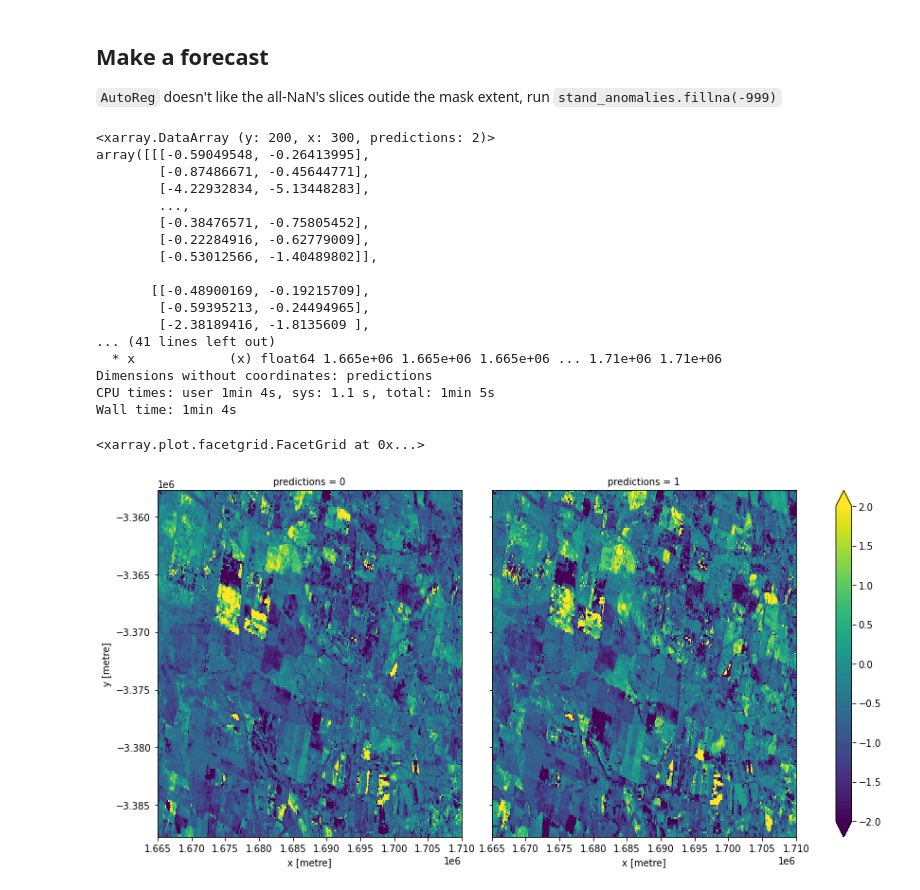
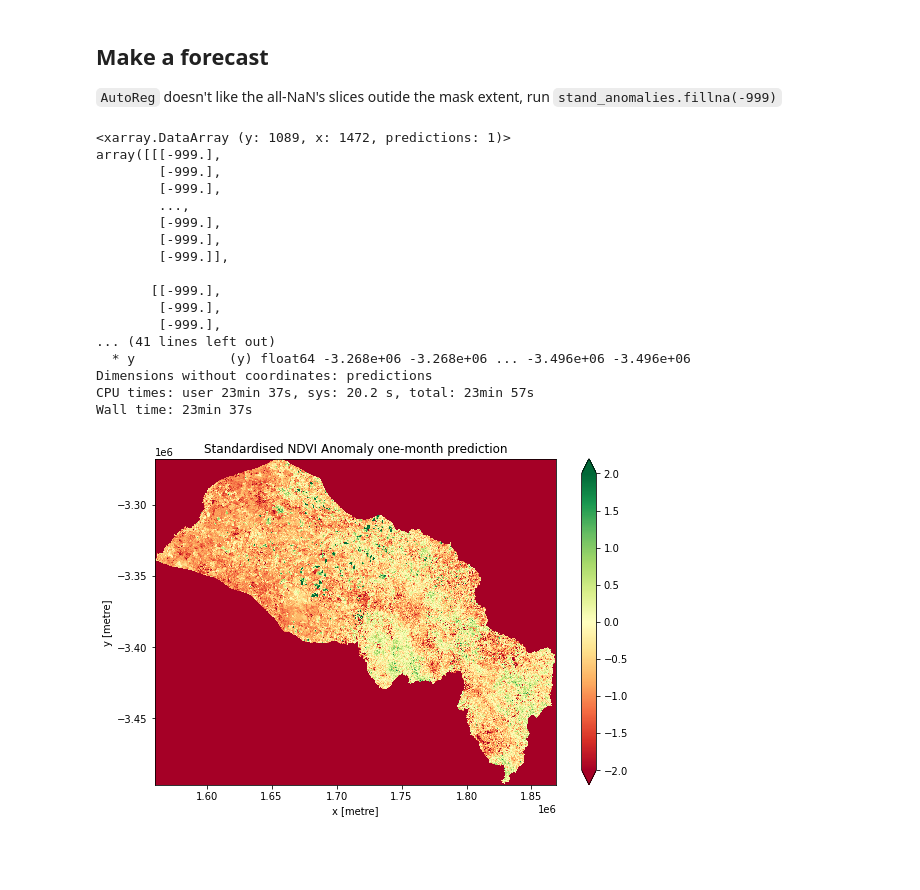
Before and after one commit to cbur24/vegetation_forecasts, a Jupyter notebook: catchment_scale_testing.ipynb, the cells around one changed output. Saved outputs shown, nothing was run; the diff lists cells and outputs as text; code cells hidden in the pictures; blank space fills up the shorter version.

Commit message:
test at catchment scale

```diff
--- a/catchment_scale_testing.ipynb
+++ b/catchment_scale_testing.ipynb
@@ -155,18 +155,18 @@ quarter= {'JFM': [1,2,3],
            'DJF': [12,1,2],
                       }
 #get the unique years in ds
-years = [str(i) for i in np.unique(ndvi_3mon_rollmean.time.dt.year.values)]
+years = [str(i) for i in np.unique(ndvi_monthly.time.dt.year.values)]
 
 #loop through each 3 month period and calculate the anomaly
 z=[]
-for year in years[:-1]:
+for year in years:
     for q in quarter:
         months = quarter.get(q)
         if (q == "DJF") or (q == "NDJ"):
             time=(year + "-" + str(months[0]), str(int(year) + 1) + "-" + str(months[2]))
         else:
             time = (year + "-" + str(months[0]), year + "-" + str(months[2]))
-        obs=ndvi_3mon_rollmean.sel(time=slice(time[0], time[1])).mean('time')
+        obs=ndvi_monthly.sel(time=slice(time[0], time[1])).mean('time')
         m=clim_mean[q]
         s=clim_std[q]
         anom = (obs - m) / s
@@ -205,10 +205,12 @@ stand_anomalies.mean(['x','y']).plot(figsize=(11,5))
 ## Make a forecast
 
 `AutoReg` doesn't like the all-NaN's slices outide the mask extent, run `stand_anomalies.fillna(-999)`
+# %%
+stand_anomalies = stand_anomalies.fillna(-999)
 # %%
-test_length=2
-window=25
-lags=25
+test_length=1
+window=20
+lags=20
 # %%
 %%time
 def xr_autoregress(da, test_length, window, lags):
@@ -239,7 +241,7 @@ def xr_autoregress(da, test_length, window, lags):
     return np.array(predictions).flatten()
 
 predict = xr.apply_ufunc(xr_autoregress,
-                      stand_anomalies.isel(x=range(700,1000),y=range(600,800)),#.chunk(dict(x=500,y=500,time=-1)),
+                      stand_anomalies,#.isel(x=range(700,1000),y=range(600,800)),#.chunk(dict(x=500,y=500,time=-1)),
                       kwargs={'test_length':test_length,'window':window,'lags':window},
                       input_core_dims=[['time']],
                       output_core_dims=[['predictions']],
@@ -251,25 +253,25 @@ predict = xr.apply_ufunc(xr_autoregress,
 
 print(predict)
 # %% [output]
-<xarray.DataArray (y: 200, x: 300, predictions: 2)>
-array([[[-0.59049548, -0.26413995],
-        [-0.87486671, -0.45644771],
-        [-4.22932834, -5.13448283],
+<xarray.DataArray (y: 1089, x: 1472, predictions: 1)>
+array([[[-999.],
+        [-999.],
+        [-999.],
         ...,
-        [-0.38476571, -0.75805452],
-        [-0.22284916, -0.62779009],
-        [-0.53012566, -1.40489802]],
+        [-999.],
+        [-999.],
+        [-999.]],
 
-       [[-0.48900169, -0.19215709],
-        [-0.59395213, -0.24494965],
-        [-2.38189416, -1.8135609 ],
+       [[-999.],
+        [-999.],
+        [-999.],
 ... (41 lines left out)
-  * x            (x) float64 1.665e+06 1.665e+06 1.665e+06 ... 1.71e+06 1.71e+06
+  * y            (y) float64 -3.268e+06 -3.268e+06 ... -3.496e+06 -3.496e+06
 Dimensions without coordinates: predictions
-CPU times: user 1min 4s, sys: 1.1 s, total: 1min 5s
-Wall time: 1min 4s
+CPU times: user 23min 37s, sys: 20.2 s, total: 23min 57s
+Wall time: 23min 37s
 # %%
-predict.plot(col='predictions', col_wrap=2, figsize=(13,6), vmin=-2.0, vmax=2)
+predict.plot(size=6, vmin=-2.0, vmax=2, cmap='RdYlGn')
+plt.title('Standardised NDVI Anomaly one-month prediction');
 # %% [output]
-<xarray.plot.facetgrid.FacetGrid at 0x...>
-[figure, old version]
+[figure, new version]
```
Also changed, not shown: parts of 16 cells of this notebook.
